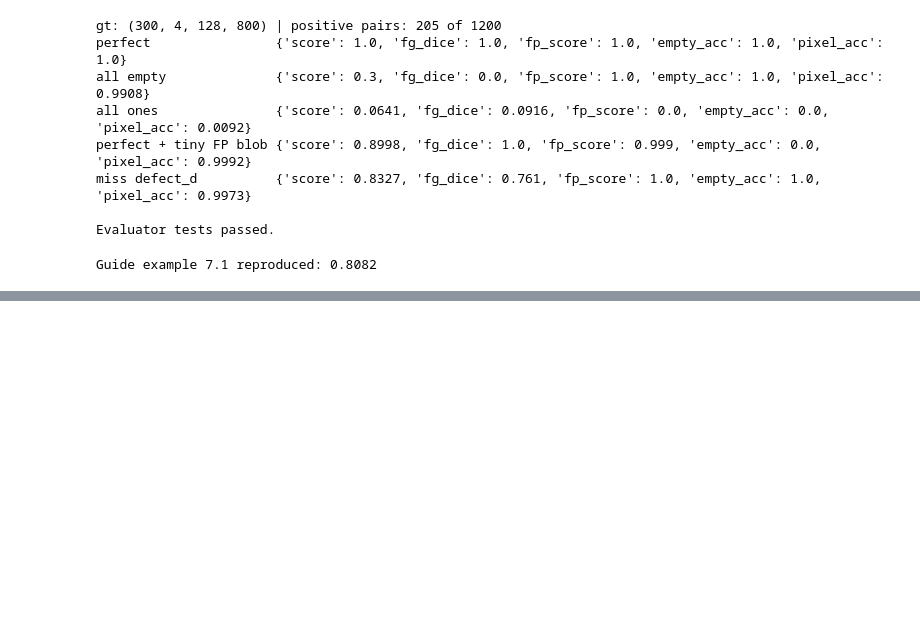
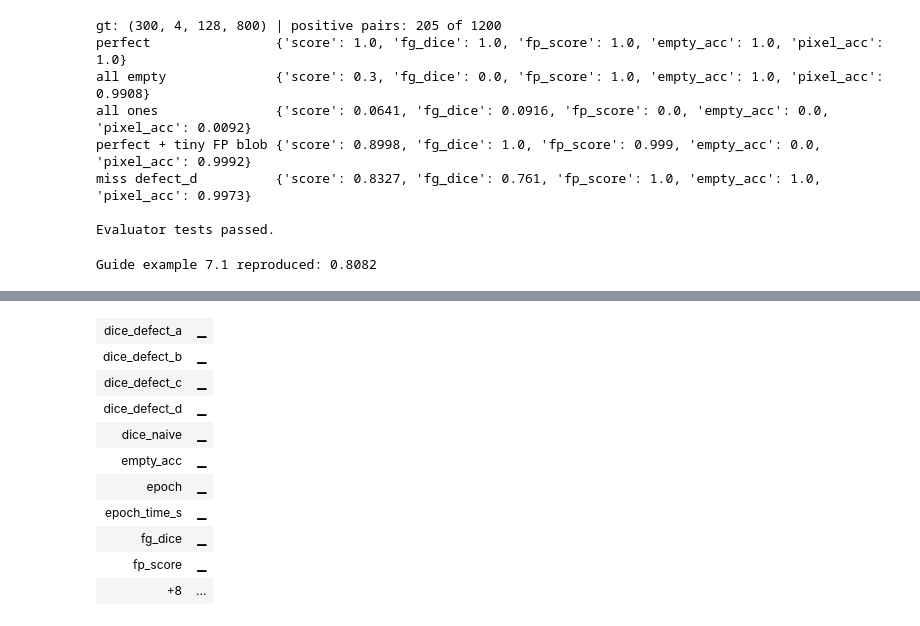
Before and after one commit to 23f1000789/affective-chart, a Jupyter notebook: dl-23f1000789-notebook-t32026.ipynb, the cells around one changed output, grey strips where cells are left out. Drawn from its saved outputs; the diff is of its cells as text; code cells hidden in the pictures; blank space fills up the shorter version.

Commit message:
Kaggle Notebook | DL-23f1000789-notebook-t32026 | Version 8

```diff
--- a/dl-23f1000789-notebook-t32026.ipynb
+++ b/dl-23f1000789-notebook-t32026.ipynb
@@ -302,0 +416,13 @@ Guide example 7.1 reproduced: 0.8082
+# %%
+from kaggle_secrets import UserSecretsClient
+import wandb
+
+wandb.login(key=UserSecretsClient().get_secret("WANDB_API_KEY"))
+
+WANDB_PROJECT = "23f1000789-t32026"
+
+run = wandb.init(project=WANDB_PROJECT, name="env-test-2", group="debug",
+                 config={"purpose": "check correct project", "seed": SEED})
+wandb.log({"test_value": 1.0})
+print("run URL:", run.url)
+run.finish()
@@ -302,0 +483,68 @@ Guide example 7.1 reproduced: 0.8082
+# %%
+EPOCHS   = 8
+RUN_NAME = "unet_scratch_posdice_e8"
+GROUP    = "baseline"
+THRESHOLDS = [0.3, 0.5, 0.7, 0.9]
+CKPT_DIR = "/kaggle/working/models"; os.makedirs(CKPT_DIR, exist_ok=True)
+cfg = dict(model="unet_scratch", base=32, lr=1e-3, batch=BATCH, epochs=EPOCHS, loss="bce+posdice",
+           amp=True, seed=SEED, split=os.path.basename(SPLIT_PATH), img_size=(H, W))
+
+def pair_stats_t(pred, gt):
+    return torch.stack([(pred & gt).sum((2, 3)), pred.sum((2, 3)), gt.sum((2, 3))], -1).cpu().numpy()
+
+_, yv = next(iter(val_dl)); pr = torch.rand_like(yv) > 0.9
+assert (pair_stats_t(pr, yv.bool()) == pair_stats(pr.numpy(), yv.numpy())).all()
+
+@torch.no_grad()
+def evaluate(model, loader):
+    model.eval(); stats = {t: [] for t in THRESHOLDS}; total, n = 0.0, 0
+    for x, y in loader:
+        x, y = x.to(device, non_blocking=True), y.to(device, non_blocking=True)
+        with torch.autocast("cuda", dtype=torch.float16):
+            logits = model(x)
+        logits = logits.float()
+        total += loss_fn(logits, y).item() * len(x); n += len(x)
+        p, g = torch.sigmoid(logits), y.bool()
+        for t in THRESHOLDS:
+            stats[t].append(pair_stats_t(p > t, g))
+    return total / n, {t: competition_score(np.concatenate(stats[t])) for t in THRESHOLDS}
+
+torch.manual_seed(SEED)
+model  = UNet().to(device)
+opt    = torch.optim.Adam(model.parameters(), lr=cfg["lr"])
+scaler = torch.amp.GradScaler("cuda")
+run    = wandb.init(project=WANDB_PROJECT, name=RUN_NAME, group=GROUP, config=cfg)
+
+best = -1.0
+for epoch in range(1, EPOCHS + 1):
+    model.train(); t0 = time.time(); run_loss = 0.0
+    for x, y in train_dl:
+        x, y = x.to(device, non_blocking=True), y.to(device, non_blocking=True)
+        opt.zero_grad(set_to_none=True)
+        with torch.autocast("cuda", dtype=torch.float16):
+            logits = model(x)
+        loss = loss_fn(logits.float(), y)
+        scaler.scale(loss).backward(); scaler.step(opt); scaler.update()
+        run_loss += loss.item() * len(x)
+    train_loss = run_loss / (len(train_dl) * BATCH)
+
+    val_loss, res = evaluate(model, val_dl)
+    r = res[0.5]
+    log = dict(epoch=epoch, train_loss=train_loss, val_loss=val_loss, epoch_time_s=time.time() - t0,
+               score=r["score"], fg_dice=r["fg_dice"], fp_score=r["fp_score"], empty_acc=r["empty_acc"],
+               dice_naive=r["dice_naive"], pixel_acc=r["pixel_acc"])
+    log.update({f"dice_{c}": r[f"dice_{c}"] for c in CLASSES})
+    log.update({f"score@{t}": res[t]["score"] for t in THRESHOLDS})
+    run.log(log)
+
+    torch.save(model.state_dict(), f"{CKPT_DIR}/{RUN_NAME}_last.pt")
+    if r["score"] > best:
+        best = r["score"]; torch.save(model.state_dict(), f"{CKPT_DIR}/{RUN_NAME}_best.pt")
+    print(f"epoch {epoch} | {time.time() - t0:.0f}s | train {train_loss:.3f} val {val_loss:.3f} | "
+          f"score@0.5 {r['score']:.4f} fg_dice {r['fg_dice']:.4f} fp {r['fp_score']:.4f} empty {r['empty_acc']:.4f}")
+    print("   score by threshold:", {t: round(res[t]["score"], 4) for t in THRESHOLDS})
+    print("   dice per class    :", {c: round(r[f"dice_{c}"], 3) for c in CLASSES})
+
+run.summary["best_score@0.5"] = best
+run.finish()
+# %% [output]
@@ -302,0 +554,11 @@ Guide example 7.1 reproduced: 0.8082
+| dice_defect_a | ▁ |
+| dice_defect_b | ▁ |
+| dice_defect_c | ▁ |
+| dice_defect_d | ▁ |
+| dice_naive | ▁ |
+| empty_acc | ▁ |
+| epoch | ▁ |
+| epoch_time_s | ▁ |
+| fg_dice | ▁ |
+| fp_score | ▁ |
+| +8 | ... |
```
Also changed, not shown: parts of 6 cells of this notebook.
